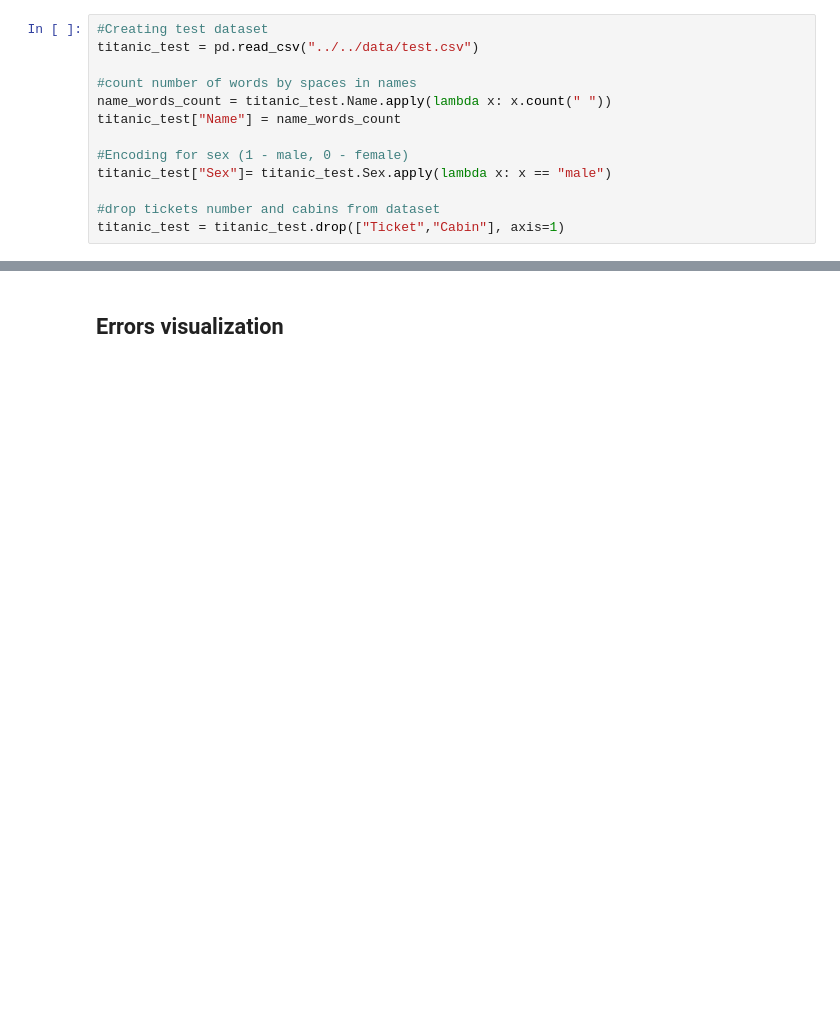
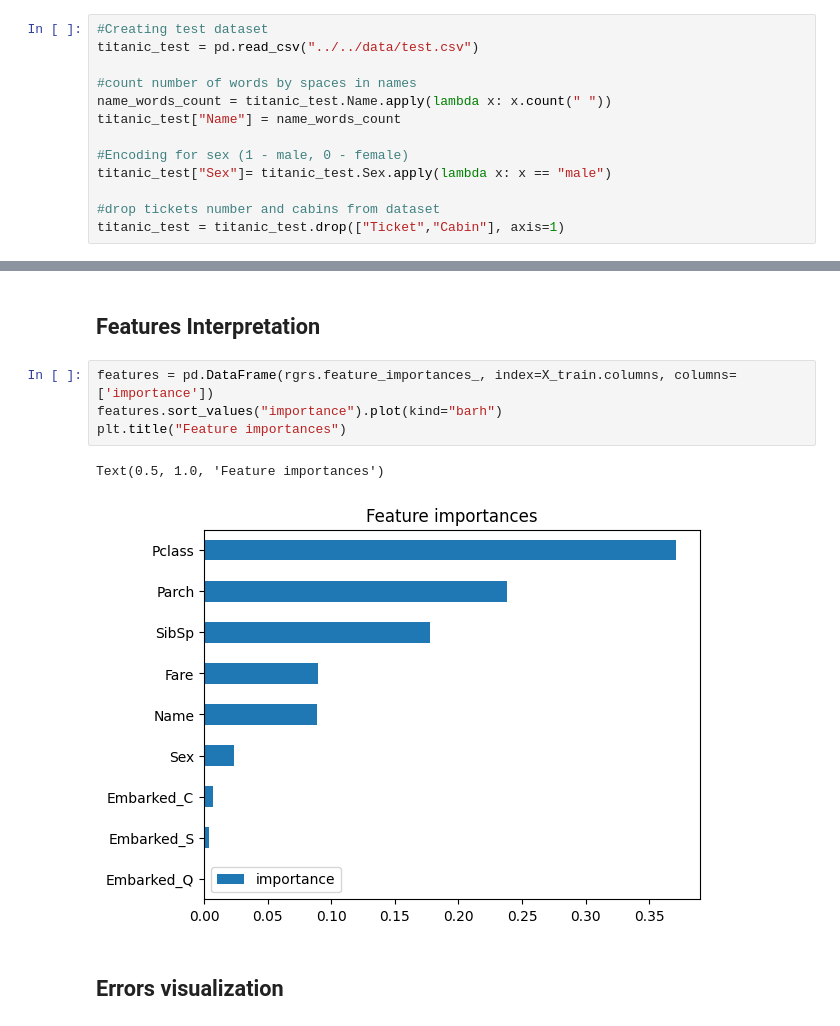
Before and after one commit to PigStep/ML-Titanic-Kaggle-contest, a Jupyter notebook: notebooks/Age regressor notebook/Age_regressor.ipynb, the cells around one changed output, grey strips where cells are left out. Cells and saved outputs as stored; diff of their text form; blank space fills up the shorter version.

```diff
--- a/notebooks/Age regressor notebook/Age_regressor.ipynb
+++ b/notebooks/Age regressor notebook/Age_regressor.ipynb
@@ -206,3 +214,12 @@ Fitting 5 folds for each of 14 candidates, totalling 70 fits
+# %% [markdown]
+## Features Interpretation
+# %%
+features = pd.DataFrame(rgrs.feature_importances_, index=X_train.columns, columns=['importance'])
+features.sort_values("importance").plot(kind="barh")
+plt.title("Feature importances")
+# %% [output]
+Text(0.5, 1.0, 'Feature importances')
+[figure, added]
 # %% [markdown]
 ## Errors visualization
 # %%
```
Also changed, not shown: parts of 10 cells of this notebook.
